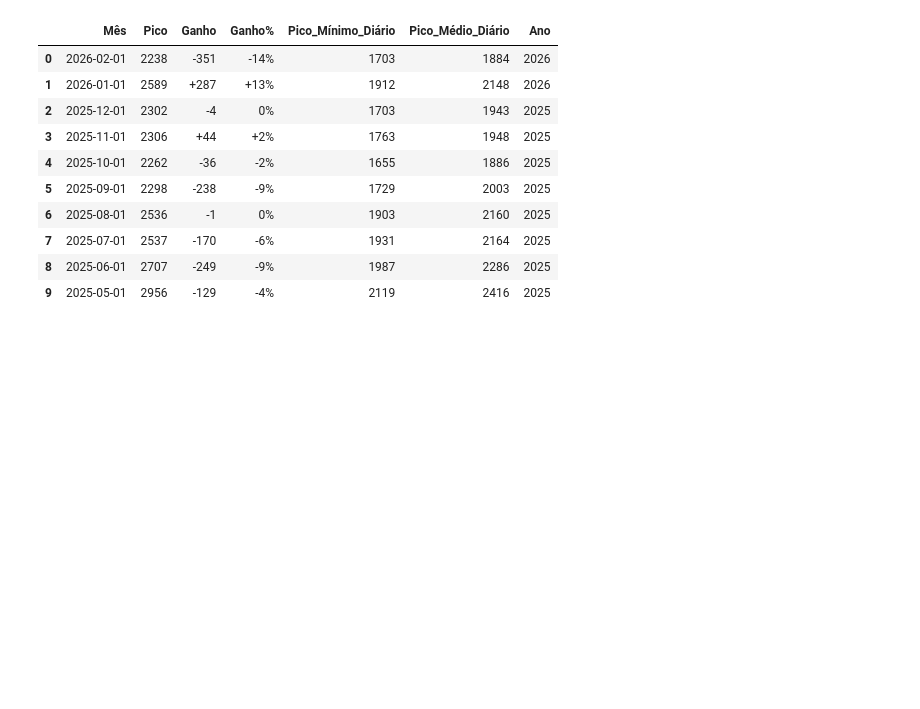
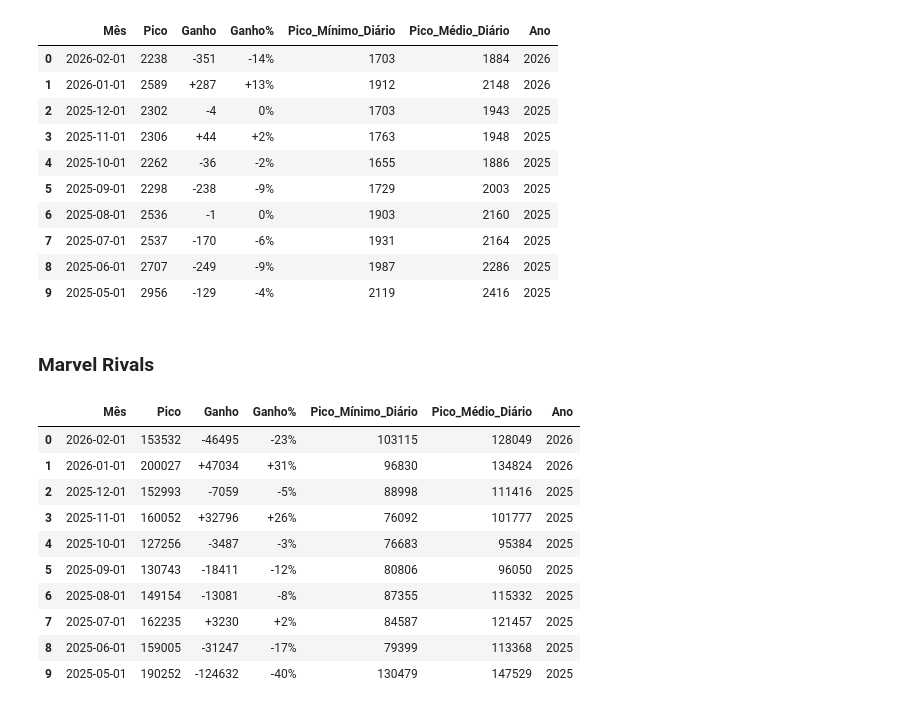
Before and after one commit to GabrielMSAlbino/Lol-esta-acabando-ponto-de-interogacao, a Jupyter notebook: lol_esta_morrendo.ipynb, the cells around one changed output. Saved outputs shown, nothing was run; the diff lists cells and outputs as text; code cells hidden in the pictures; blank space fills up the shorter version.

```diff
--- a/lol_esta_morrendo.ipynb
+++ b/lol_esta_morrendo.ipynb
@@ -278,4 +278,25 @@ df_smite.head(10)
 | 7 | 2025-07-01 | 2537 | -170 | -6% | 1931 | 2164 | 2025 |
 | 8 | 2025-06-01 | 2707 | -249 | -9% | 1987 | 2286 | 2025 |
 | 9 | 2025-05-01 | 2956 | -129 | -4% | 2119 | 2416 | 2025 |
+# %% [markdown]
+### Marvel Rivals
+# %%
+url_marvelR = "https://steamplayercount.com/app/2767030"
+df_marvelR, df_mavelR_anual = carregar_dados(
+    url_marvelR,
+    "jogadores_marvel_rivals.csv"
+)
+df_marvelR.head(10)
+# %% [output]
+|  | Mês | Pico | Ganho | Ganho% | Pico_Mínimo_Diário | Pico_Médio_Diário | Ano |
+| 0 | 2026-02-01 | 153532 | -46495 | -23% | 103115 | 128049 | 2026 |
+| 1 | 2026-01-01 | 200027 | +47034 | +31% | 96830 | 134824 | 2026 |
+| 2 | 2025-12-01 | 152993 | -7059 | -5% | 88998 | 111416 | 2025 |
+| 3 | 2025-11-01 | 160052 | +32796 | +26% | 76092 | 101777 | 2025 |
+| 4 | 2025-10-01 | 127256 | -3487 | -3% | 76683 | 95384 | 2025 |
+| 5 | 2025-09-01 | 130743 | -18411 | -12% | 80806 | 96050 | 2025 |
+| 6 | 2025-08-01 | 149154 | -13081 | -8% | 87355 | 115332 | 2025 |
+| 7 | 2025-07-01 | 162235 | +3230 | +2% | 84587 | 121457 | 2025 |
+| 8 | 2025-06-01 | 159005 | -31247 | -17% | 79399 | 113368 | 2025 |
+| 9 | 2025-05-01 | 190252 | -124632 | -40% | 130479 | 147529 | 2025 |
 # %% [markdown]
```
Also changed, not shown: parts of 9 cells of this notebook, 3 other files.
